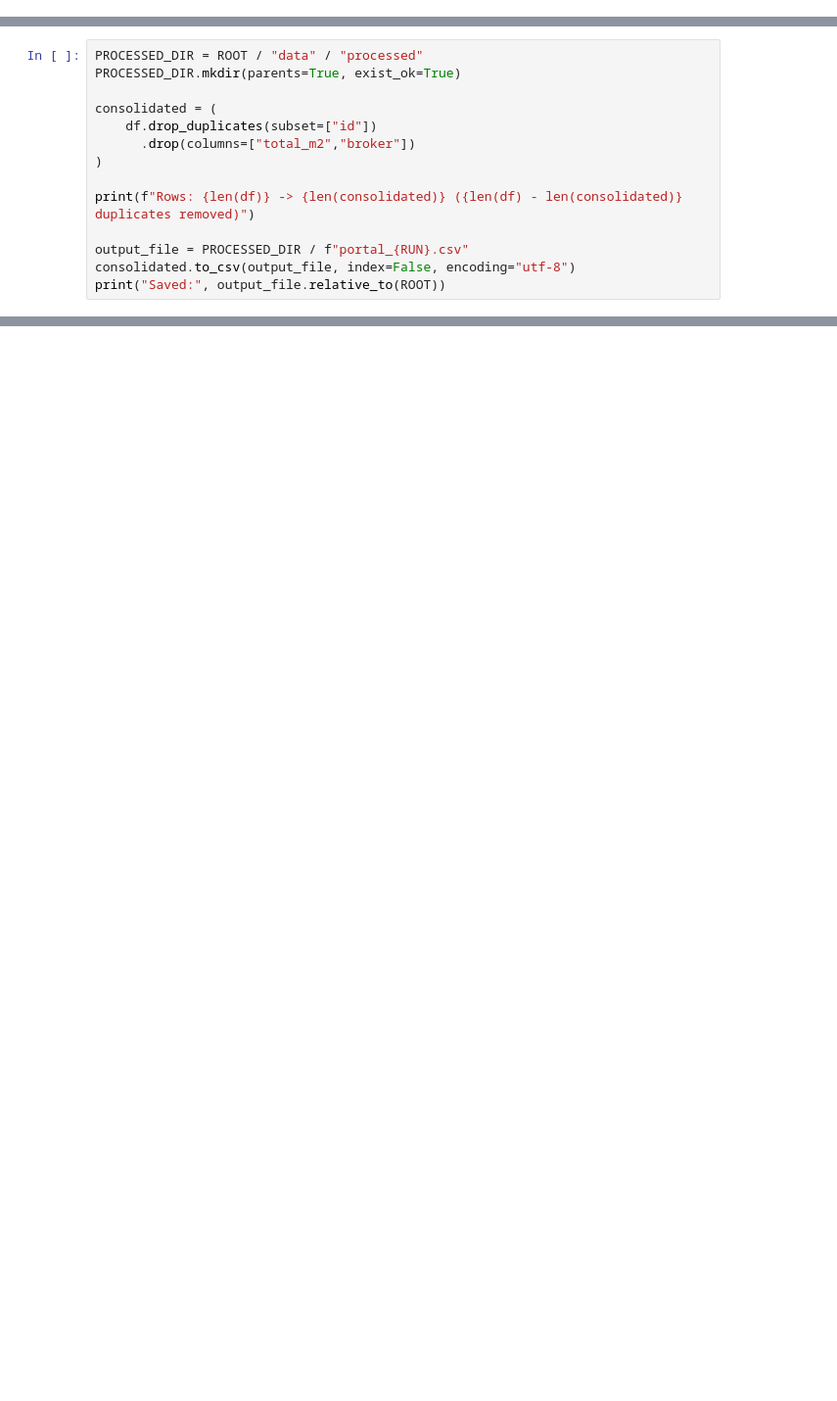
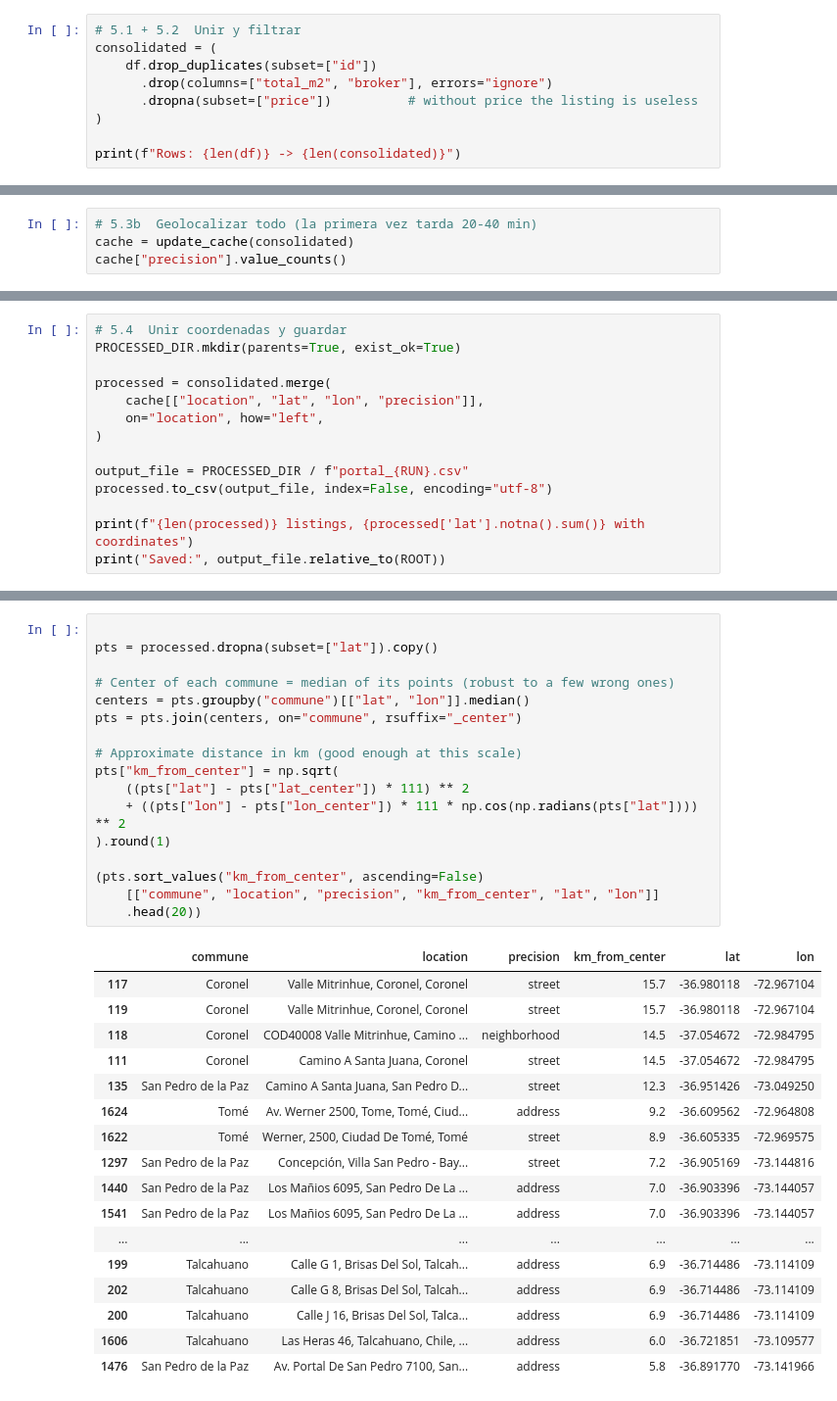
Before and after one commit to ianMLC/arriendo-gran-concepcion, a Jupyter notebook: notebooks/01_portal.ipynb, the cells around one changed output, grey strips where cells are left out. Shown at 98% size. Saved outputs shown, nothing was run; the diff lists cells and outputs as text; blank space fills up the shorter version.

```diff
--- a/notebooks/01_portal.ipynb
+++ b/notebooks/01_portal.ipynb
@@ -123,0 +123,9 @@ pd.DataFrame({
+# %%
+# 5.1 + 5.2  Unir y filtrar
+consolidated = (
+    df.drop_duplicates(subset=["id"])
+      .drop(columns=["total_m2", "broker"], errors="ignore")
+      .dropna(subset=["price"])          # without price the listing is useless
+)
+
+print(f"Rows: {len(df)} -> {len(consolidated)}")
@@ -123,0 +157,4 @@ pd.DataFrame({
+# %%
+# 5.3b  Geolocalizar todo (la primera vez tarda 20-40 min)
+cache = update_cache(consolidated)
+cache["precision"].value_counts()
@@ -124,15 +185,15 @@ pd.DataFrame({
 # %%
-PROCESSED_DIR = ROOT / "data" / "processed"
+# 5.4  Unir coordenadas y guardar
 PROCESSED_DIR.mkdir(parents=True, exist_ok=True)
 
-consolidated = (
-    df.drop_duplicates(subset=["id"])
-      .drop(columns=["total_m2","broker"])
+processed = consolidated.merge(
+    cache[["location", "lat", "lon", "precision"]],
+    on="location", how="left",
 )
 
-print(f"Rows: {len(df)} -> {len(consolidated)} ({len(df) - len(consolidated)} duplicates removed)")
+output_file = PROCESSED_DIR / f"portal_{RUN}.csv"
+processed.to_csv(output_file, index=False, encoding="utf-8")
 
-output_file = PROCESSED_DIR / f"portal_{RUN}.csv"
-consolidated.to_csv(output_file, index=False, encoding="utf-8")
+print(f"{len(processed)} listings, {processed['lat'].notna().sum()} with coordinates")
 print("Saved:", output_file.relative_to(ROOT))
 # %% [output]
@@ -140,0 +260,35 @@ Saved: data/processed/portal_2026-10-23.csv
+# %%
+
+pts = processed.dropna(subset=["lat"]).copy()
+
+# Center of each commune = median of its points (robust to a few wrong ones)
+centers = pts.groupby("commune")[["lat", "lon"]].median()
+pts = pts.join(centers, on="commune", rsuffix="_center")
+
+# Approximate distance in km (good enough at this scale)
+pts["km_from_center"] = np.sqrt(
+    ((pts["lat"] - pts["lat_center"]) * 111) ** 2
+    + ((pts["lon"] - pts["lon_center"]) * 111 * np.cos(np.radians(pts["lat"]))) ** 2
+).round(1)
+
+(pts.sort_values("km_from_center", ascending=False)
+    [["commune", "location", "precision", "km_from_center", "lat", "lon"]]
+    .head(20))
+# %% [output]
+|  | commune | location | precision | km_from_center | lat | lon |
+| 117 | Coronel | Valle Mitrinhue, Coronel, Coronel | street | 15.7 | -36.980118 | -72.967104 |
+| 119 | Coronel | Valle Mitrinhue, Coronel, Coronel | street | 15.7 | -36.980118 | -72.967104 |
+| 118 | Coronel | COD40008 Valle Mitrinhue, Camino ... | neighborhood | 14.5 | -37.054672 | -72.984795 |
+| 111 | Coronel | Camino A Santa Juana, Coronel | street | 14.5 | -37.054672 | -72.984795 |
+| 135 | San Pedro de la Paz | Camino A Santa Juana, San Pedro D... | street | 12.3 | -36.951426 | -73.049250 |
+| 1624 | Tomé | Av. Werner 2500, Tome, Tomé, Ciud... | address | 9.2 | -36.609562 | -72.964808 |
+| 1622 | Tomé | Werner, 2500, Ciudad De Tomé, Tomé | street | 8.9 | -36.605335 | -72.969575 |
+| 1297 | San Pedro de la Paz | Concepción, Villa San Pedro - Bay... | street | 7.2 | -36.905169 | -73.144816 |
+| 1440 | San Pedro de la Paz | Los Mañios 6095, San Pedro De La ... | address | 7.0 | -36.903396 | -73.144057 |
+| 1541 | San Pedro de la Paz | Los Mañios 6095, San Pedro De La ... | address | 7.0 | -36.903396 | -73.144057 |
+| ... | ... | ... | ... | ... | ... | ... |
+| 199 | Talcahuano | Calle G 1, Brisas Del Sol, Talcah... | address | 6.9 | -36.714486 | -73.114109 |
+| 202 | Talcahuano | Calle G 8, Brisas Del Sol, Talcah... | address | 6.9 | -36.714486 | -73.114109 |
+| 200 | Talcahuano | Calle J 16, Brisas Del Sol, Talca... | address | 6.9 | -36.714486 | -73.114109 |
+| 1606 | Talcahuano | Las Heras 46, Talcahuano, Chile, ... | address | 6.0 | -36.721851 | -73.109577 |
+| 1476 | San Pedro de la Paz | Av. Portal De San Pedro 7100, San... | address | 5.8 | -36.891770 | -73.141966 |
```
Also changed, not shown: parts of 23 cells of this notebook, 4 other files.
